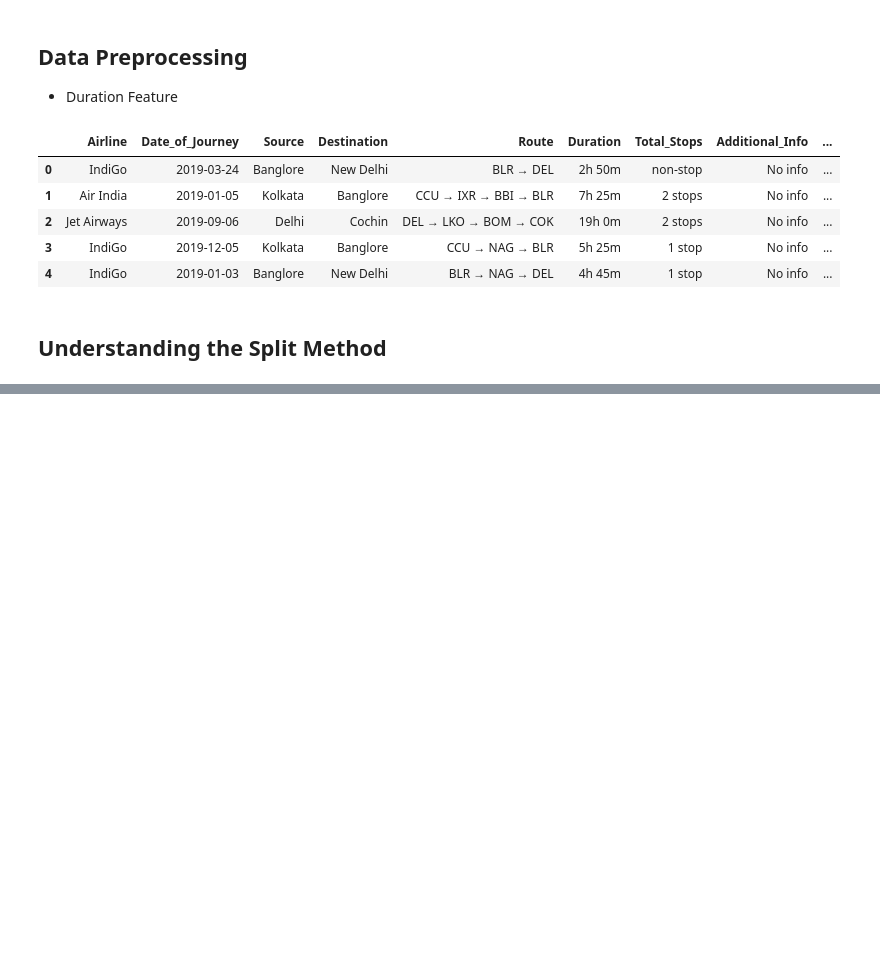
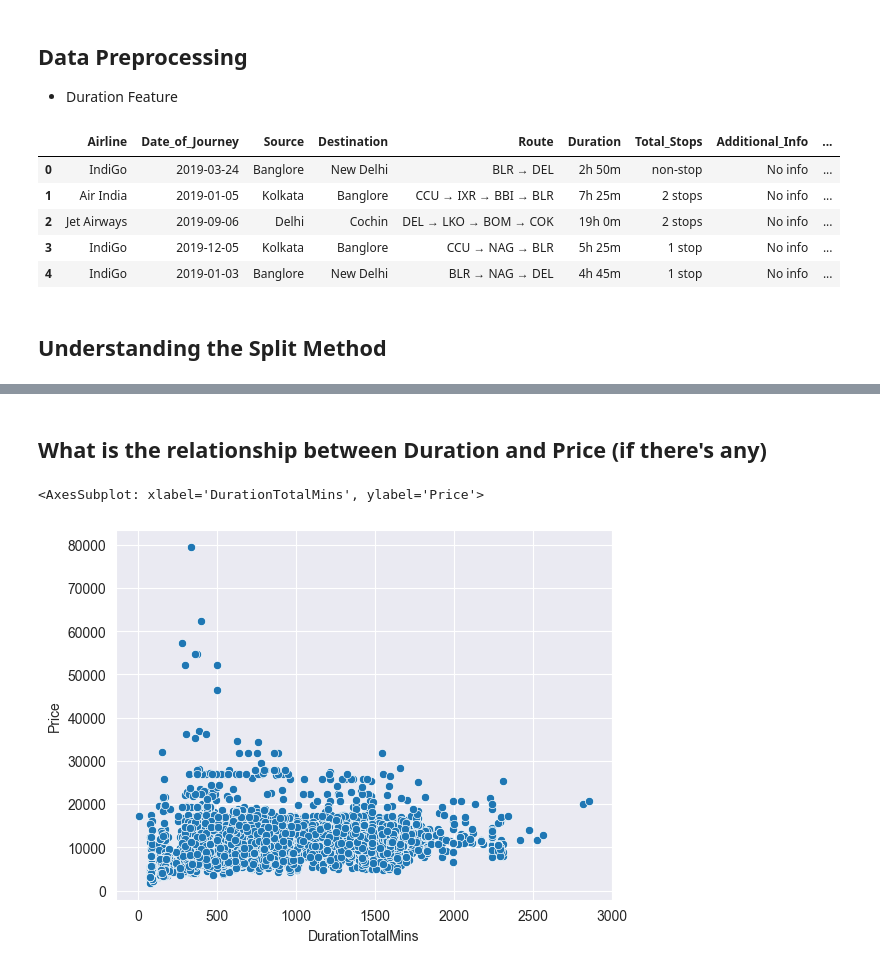
Before and after one commit to vgauss07/AdHocProjects, a Jupyter notebook: Airline_ticket.ipynb, the cells around one changed output, grey strips where cells are left out. Cells and saved outputs as stored; diff of their text form; code cells hidden in the pictures; blank space fills up the shorter version.

```diff
--- a/Airline_ticket.ipynb
+++ b/Airline_ticket.ipynb
@@ -313,0 +339,2 @@ data.head()
+# %%
+data['DurationTotalMins'] = data['Duration'].str.replace('h', "*60").str.replace(' ', '+').str.replace('m', "*1").apply(eval)
@@ -313,0 +350,7 @@ data.head()
+# %% [markdown]
+## What is the relationship between Duration and Price (if there's any)
+# %%
+sns.scatterplot(x="DurationTotalMins", y="Price", data=data)
+# %% [output]
+<AxesSubplot: xlabel='DurationTotalMins', ylabel='Price'>
+[figure, added]
```
Also changed, not shown: parts of 43 cells of this notebook.
